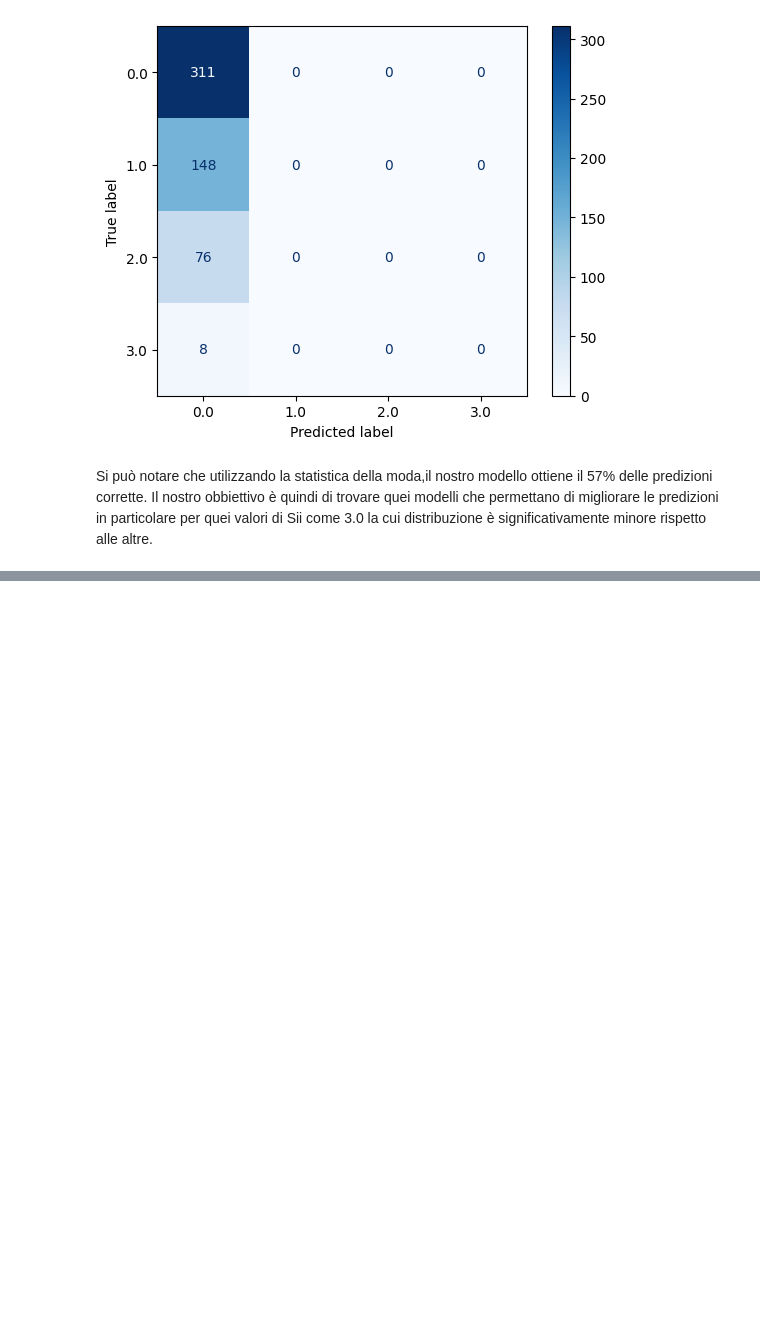
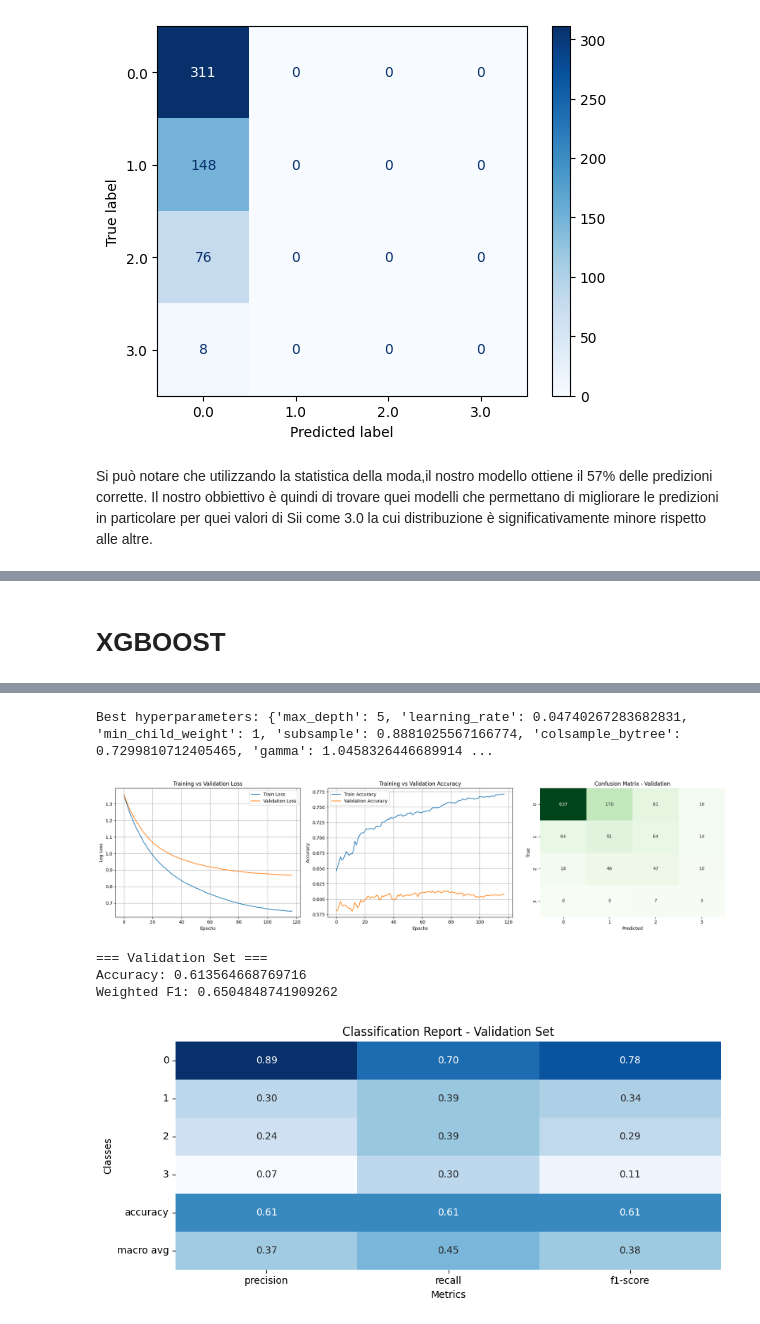
Before and after one commit to dadezz/ML_Problematic_Internet_Use, a Jupyter notebook: src/data_cleaning.ipynb, the cells around one changed output, grey strips where cells are left out. Drawn from its saved outputs; the diff is of its cells as text; code cells hidden in the pictures; blank space fills up the shorter version.

Commit message:
xgboost tuning - training finished

```diff
--- a/src/data_cleaning.ipynb
+++ b/src/data_cleaning.ipynb
@@ -627,0 +675,3 @@ Il nostro obbiettivo è quindi di trovare quei modelli che permettano di miglior
+# %%
+X_tr = X_tr[top11_features].copy()
+X_val = X_val[top11_features].copy()
@@ -627,0 +680,30 @@ Il nostro obbiettivo è quindi di trovare quei modelli che permettano di miglior
+# %%
+from sklearn.experimental import enable_iterative_imputer
+from sklearn.impute import IterativeImputer
+from sklearn.ensemble import RandomForestRegressor
+from sklearn.preprocessing import StandardScaler
+
+imputer = IterativeImputer(
+    estimator=RandomForestRegressor(n_estimators=50, random_state=42),
+    max_iter=10,
+    random_state=42
+)
+
+X_tr_imputed = imputer.fit_transform(X_tr) # li chiamo allo stesso modo di prima così da non dover cambiare il resto del codice
+X_val_imputed = imputer.transform(X_val)
+
+# eseguo quindi la standardizzazione
+scaler = StandardScaler()
+X_tr_scaled = scaler.fit_transform(X_tr_imputed)
+X_val_scaled = scaler.transform(X_val_imputed)
+
+num_classes = len(np.unique(y_train_final))
+
+n_features = X_tr_scaled.shape[1]
+print("Numero di feature:", n_features)
+print("Numero di classi:", num_classes)
+print("NaN in X_tr_scaled:", np.isnan(X_tr_scaled).any())
+print("Inf in X_tr_scaled:", np.isinf(X_tr_scaled).any())
+print("NaN in X_val_scaled:", np.isnan(X_val_scaled).any())
+print("Inf in X_val_scaled:", np.isinf(X_val_scaled).any())
+print("Classi uniche in y_tr:", np.unique(y_tr))
@@ -627,0 +718,2 @@ Il nostro obbiettivo è quindi di trovare quei modelli che permettano di miglior
+# %% [markdown]
+# XGBOOST
@@ -627,0 +833,6 @@ Il nostro obbiettivo è quindi di trovare quei modelli che permettano di miglior
+# %%
+y_train_np = y_tr.astype(int).to_numpy()
+y_val_np = y_val.astype(int).to_numpy()
+
+model,study = train_xgb_multiclass_optuna_with_val(X_tr_scaled, y_train_np, X_val_scaled, y_val_np,num_classes=4,n_trials=50)
+# %% [output]
@@ -627,0 +855,6 @@ Il nostro obbiettivo è quindi di trovare quei modelli che permettano di miglior
+Best hyperparameters: {'max_depth': 5, 'learning_rate': 0.04740267283682831, 'min_child_weight': 1, 'subsample': 0.8881025567166774, 'colsample_bytree': 0.7299810712405465, 'gamma': 1.0458326446689914 ...
+[figure, added]
+=== Validation Set ===
+Accuracy: 0.613564668769716
+Weighted F1: 0.6504848741909262
+[figure, added]
```
Also changed, not shown: parts of 20 cells of this notebook.
